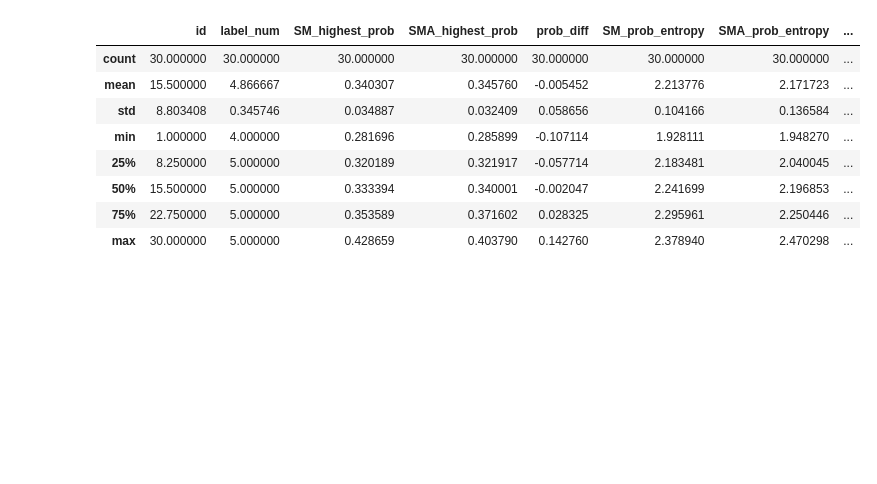
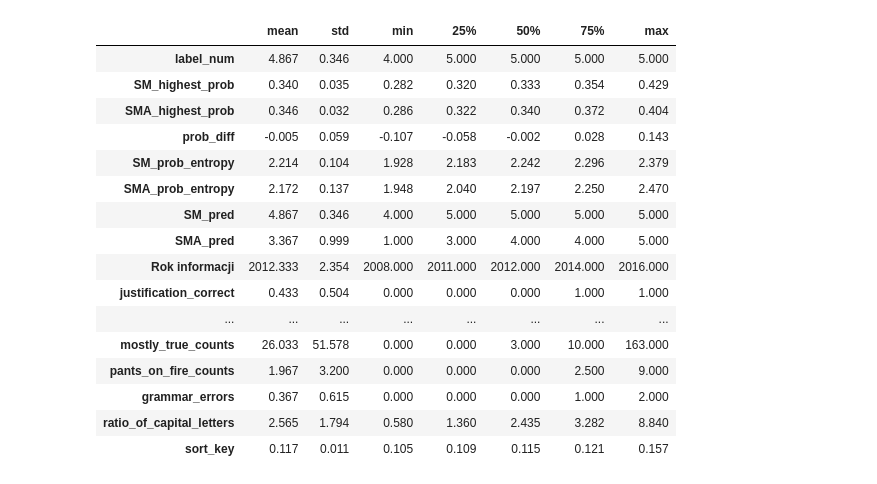
Before and after one commit to jegor377/thesis_classifier, a Jupyter notebook: SM vs SMA analysis results analysis.ipynb, the cells around one changed output. Saved outputs shown, nothing was run; the diff lists cells and outputs as text; code cells hidden in the pictures; blank space fills up the shorter version.

```diff
--- a/SM vs SMA analysis results analysis.ipynb
+++ b/SM vs SMA analysis results analysis.ipynb
@@ -7,14 +9,27 @@ pd.set_option('display.max_columns', None)
 # %%
 sm_correct_sma_incorrect = pd.read_csv('analysis/SM_correct_SMA_incorrect_csv.csv')
 # %%
-sm_correct_sma_incorrect.describe()
+sm_correct_sma_incorrect_stats = sm_correct_sma_incorrect.drop('id', axis=1).\
+    describe().\
+    transpose().\
+    drop('count', axis=1).\
+    round(decimals=3)
+sm_correct_sma_incorrect_stats
 # %% [output]
-|  | id | label_num | SM_highest_prob | SMA_highest_prob | prob_diff | SM_prob_entropy | SMA_prob_entropy | ... |
-| count | 30.000000 | 30.000000 | 30.000000 | 30.000000 | 30.000000 | 30.000000 | 30.000000 | ... |
-| mean | 15.500000 | 4.866667 | 0.340307 | 0.345760 | -0.005452 | 2.213776 | 2.171723 | ... |
-| std | 8.803408 | 0.345746 | 0.034887 | 0.032409 | 0.058656 | 0.104166 | 0.136584 | ... |
-| min | 1.000000 | 4.000000 | 0.281696 | 0.285899 | -0.107114 | 1.928111 | 1.948270 | ... |
-| 25% | 8.250000 | 5.000000 | 0.320189 | 0.321917 | -0.057714 | 2.183481 | 2.040045 | ... |
-| 50% | 15.500000 | 5.000000 | 0.333394 | 0.340001 | -0.002047 | 2.241699 | 2.196853 | ... |
-| 75% | 22.750000 | 5.000000 | 0.353589 | 0.371602 | 0.028325 | 2.295961 | 2.250446 | ... |
-| max | 30.000000 | 5.000000 | 0.428659 | 0.403790 | 0.142760 | 2.378940 | 2.470298 | ... |
+|  | mean | std | min | 25% | 50% | 75% | max |
+| label_num | 4.867 | 0.346 | 4.000 | 5.000 | 5.000 | 5.000 | 5.000 |
+| SM_highest_prob | 0.340 | 0.035 | 0.282 | 0.320 | 0.333 | 0.354 | 0.429 |
+| SMA_highest_prob | 0.346 | 0.032 | 0.286 | 0.322 | 0.340 | 0.372 | 0.404 |
+| prob_diff | -0.005 | 0.059 | -0.107 | -0.058 | -0.002 | 0.028 | 0.143 |
+| SM_prob_entropy | 2.214 | 0.104 | 1.928 | 2.183 | 2.242 | 2.296 | 2.379 |
+| SMA_prob_entropy | 2.172 | 0.137 | 1.948 | 2.040 | 2.197 | 2.250 | 2.470 |
+| SM_pred | 4.867 | 0.346 | 4.000 | 5.000 | 5.000 | 5.000 | 5.000 |
+| SMA_pred | 3.367 | 0.999 | 1.000 | 3.000 | 4.000 | 4.000 | 5.000 |
+| Rok informacji | 2012.333 | 2.354 | 2008.000 | 2011.000 | 2012.000 | 2014.000 | 2016.000 |
+| justification_correct | 0.433 | 0.504 | 0.000 | 0.000 | 0.000 | 1.000 | 1.000 |
+| ... | ... | ... | ... | ... | ... | ... | ... |
+| mostly_true_counts | 26.033 | 51.578 | 0.000 | 0.000 | 3.000 | 10.000 | 163.000 |
+| pants_on_fire_counts | 1.967 | 3.200 | 0.000 | 0.000 | 0.000 | 2.500 | 9.000 |
+| grammar_errors | 0.367 | 0.615 | 0.000 | 0.000 | 0.000 | 1.000 | 2.000 |
+| ratio_of_capital_letters | 2.565 | 1.794 | 0.580 | 1.360 | 2.435 | 3.282 | 8.840 |
+| sort_key | 0.117 | 0.011 | 0.105 | 0.109 | 0.115 | 0.121 | 0.157 |
```
Also changed, not shown: parts of 20 cells of this notebook, 11 other files.
